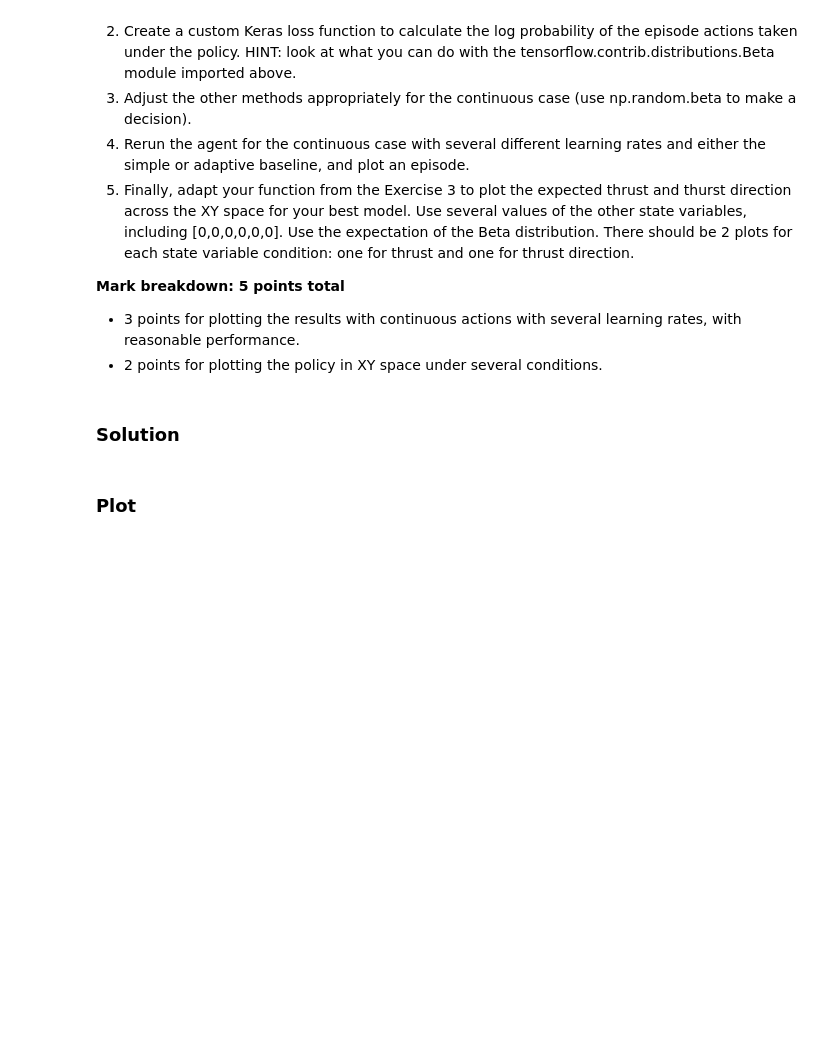
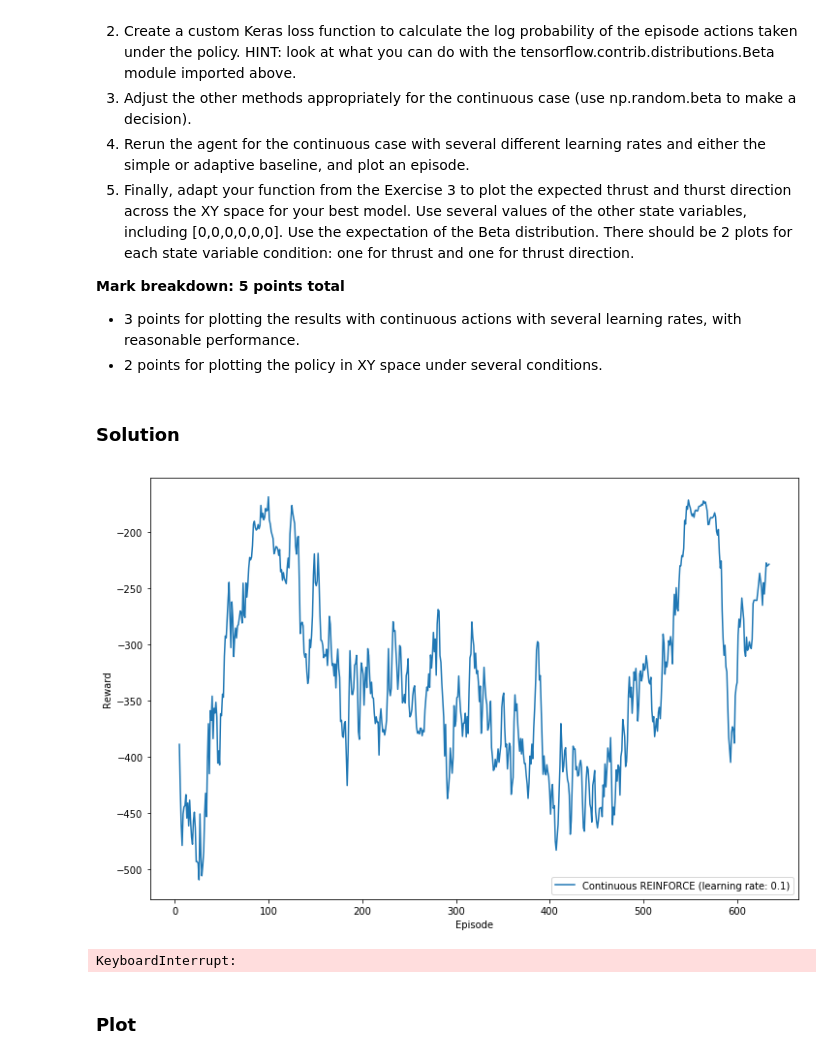
Before and after one commit to Kinchul/ann_projects, a Jupyter notebook: miniproject3/miniproject3.ipynb, the cells around one changed output. Drawn from its saved outputs; the diff is of its cells as text; code cells hidden in the pictures; blank space fills up the shorter version.

```diff
--- a/miniproject3/miniproject3.ipynb
+++ b/miniproject3/miniproject3.ipynb
@@ -706,14 +570,17 @@ Modify your model in the following ways when it detects that self.continuous is
 # %% [markdown]
 ### Solution
 # %%
-learning_rates = []
+learning_rates = [0.1]
 c_models = []
 results.plot_keys = []
 for lr in learning_rates:
-    experiment_name = "Continuous REINFORCE (learning rate: %s)" % str(lr))
+    experiment_name = "Continuous REINFORCE (learning rate: %s)" % str(lr)
     results.plot_keys.append(experiment_name)
     episodes, model = run_experiment(experiment_name, continuous_env, num_episodes, lr, baseline='adaptive')
     c_models.append(model)
+# %% [output]
+[figure, added]
+KeyboardInterrupt:
 # %%
 render(episodes[-1], continuous_env)
 # %% [markdown]
```
Also changed, not shown: parts of 8 cells of this notebook.
